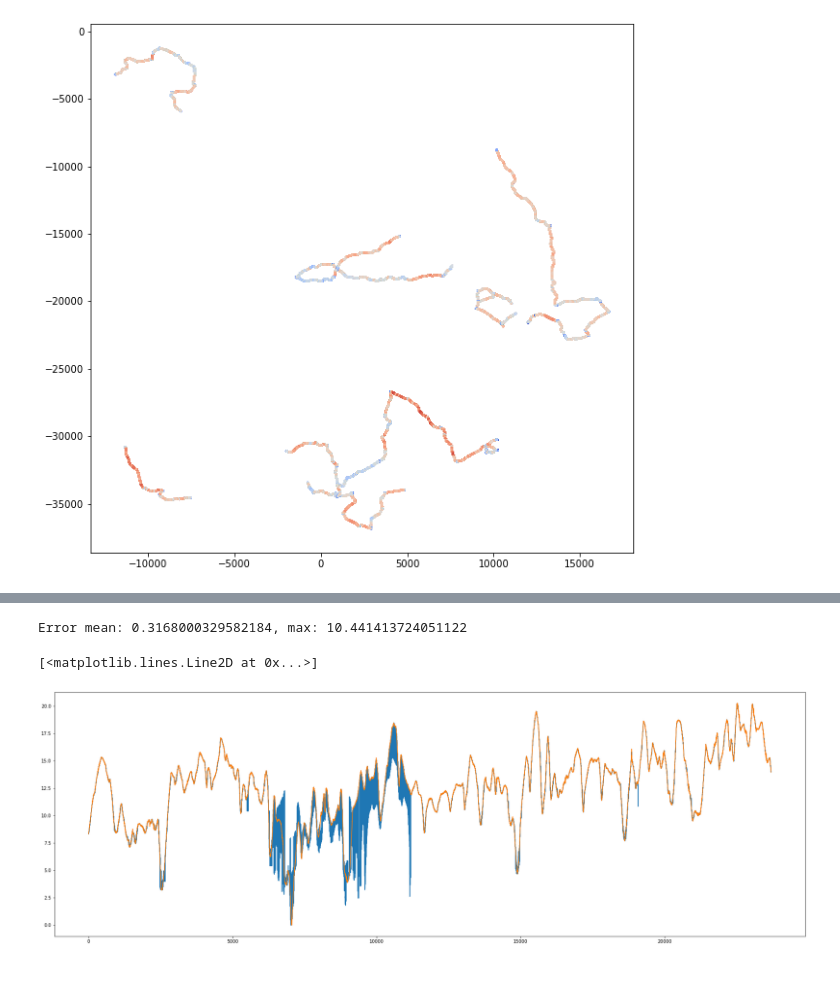
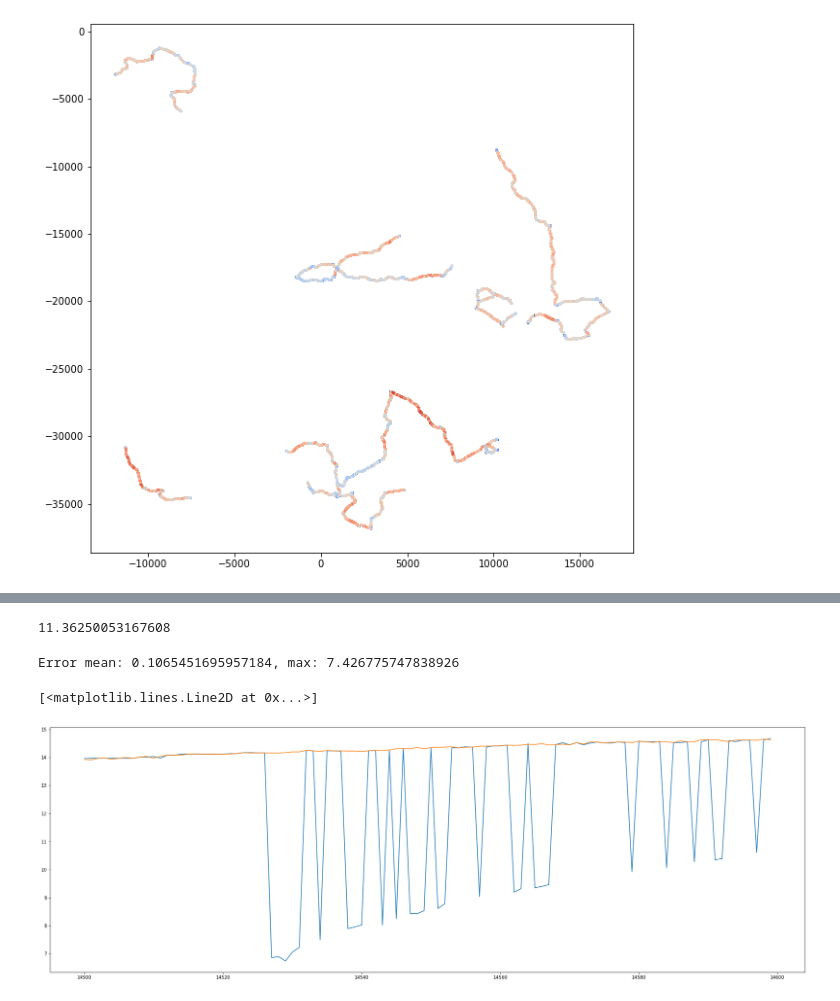
Before and after one commit to UT-ADL/e2e-rally-estonia, a Jupyter notebook: closest_speed.ipynb, the cells around one changed output, grey strips where cells are left out. Cells and saved outputs as stored; diff of their text form; code cells hidden in the pictures; blank space fills up the shorter version.

```diff
--- a/closest_speed.ipynb
+++ b/closest_speed.ipynb
@@ -123,4 +122,4 @@ def find_speed_for_position(x, y, yaw):
     distance = closest[0][0][0]
     index = closest[1][0][0]
     #print(f"distance: {distance:0.5}, index: {index}")
-    return positions_df.iloc[index], distance
+    return positions_df.iloc[index]["vehicle_speed"], distance
@@ -203,19 +126,53 @@ Error mean: 0.15231423546529405, max: 10.128522214541112
-# %%
-test_df = NvidiaDataset([root_path / "2021-06-10-13-19-22_e2e_ss4_backwards"], camera="front_wide", transform=None).frames
-
-x = test_df["position_x"] + np.random.normal(0, 0.5, len(test_df))
-y = test_df["position_y"] + np.random.normal(0, 0.5, len(test_df))
-yaw = test_df["yaw"] + np.random.normal(0, 0.3, len(test_df))
-
-result_df = pd.DataFrame(data={'x': x, 'y': y, 'yaw': yaw})
-result_df['vehicle_speed'] = result_df.apply(lambda x: find_speed_for_position(x['x'], x['y'], x['yaw'])[0], axis=1)
-result_df["error"] = np.abs(result_df["vehicle_speed"] - test_df["vehicle_speed"])
-print(f"Error mean: {result_df.error.mean()}, max: {result_df.error.max()}")
-
-plt.figure(figsize=(30, 10))
-plt.plot(result_df["vehicle_speed"])
-plt.plot(test_df["vehicle_speed"])
-# %% [output]
-Error mean: 0.3168000329582184, max: 10.441413724051122
-[<matplotlib.lines.Line2D at 0x...>]
-[figure, removed]
+# %%
+speed, distance = find_speed_for_position(11287, -20900, -2.35)
+speed
+# %% [output]
+11.36250053167608
+# %%
+#     root_path / "2021-05-20-12-36-10_e2e_sulaoja_20_30",
+#     root_path / "2021-05-20-12-43-17_e2e_sulaoja_20_30",
+#     root_path / "2021-05-20-12-51-29_e2e_sulaoja_20_30",
+#     root_path / "2021-05-20-13-44-06_e2e_sulaoja_10_10",
+#     root_path / "2021-05-20-13-51-21_e2e_sulaoja_10_10",
+#     root_path / "2021-05-20-13-59-00_e2e_sulaoja_10_10",
+#     root_path / "2021-05-28-15-07-56_e2e_sulaoja_20_30",
+#     root_path / "2021-05-28-15-17-19_e2e_sulaoja_20_30",
+#     root_path / "2021-06-07-14-06-31_e2e_rec_ss6",
+#     root_path / "2021-06-07-14-09-18_e2e_rec_ss6",
+#     root_path / "2021-06-07-14-36-16_e2e_rec_ss6",
+#     root_path / "2021-06-09-13-14-51_e2e_rec_ss2",
+#     root_path / "2021-06-09-13-55-03_e2e_rec_ss2_backwards",
+#     root_path / "2021-06-09-14-58-11_e2e_rec_ss3",
+#     root_path / "2021-06-09-15-42-05_e2e_rec_ss3_backwards",
+#     root_path / "2021-06-09-16-24-59_e2e_rec_ss13",
+#     root_path / "2021-06-09-16-50-22_e2e_rec_ss13_backwards",
+#     root_path / "2021-06-10-12-59-59_e2e_ss4",
+#     root_path / "2021-06-10-13-19-22_e2e_ss4_backwards",
+#     root_path / "2021-06-10-13-51-34_e2e_ss12",
+#     root_path / "2021-06-10-14-02-24_e2e_ss12_backwards",
+#     root_path / "2021-06-10-14-44-24_e2e_ss3_backwards",
+#     root_path / "2021-06-10-15-03-16_e2e_ss3_backwards",
+#     root_path / "2021-06-14-11-08-19_e2e_rec_ss14",
+#     root_path / "2021-06-14-11-43-48_e2e_rec_ss14_backwards",
+#     root_path / "2021-05-28-15-19-48_e2e_sulaoja_20_30",
+#     root_path / "2021-06-07-14-20-07_e2e_rec_ss6",
+#     root_path / "2021-06-14-11-22-05_e2e_rec_ss14"
+
+test_df = NvidiaDataset([root_path / "2021-06-10-12-59-59_e2e_ss4"], camera="front_wide", transform=None).frames
+
+x = test_df["position_x"] + np.random.normal(0, 0.5, len(test_df))
+y = test_df["position_y"] + np.random.normal(0, 0.5, len(test_df))
+yaw = test_df["yaw"] + np.random.normal(0, 0.05, len(test_df))
+
+result_df = pd.DataFrame(data={'x': x, 'y': y, 'yaw': yaw})
+result_df['vehicle_speed'] = result_df.apply(lambda x: find_speed_for_position(x['x'], x['y'], x['yaw'])[0], axis=1)
+result_df["error"] = np.abs(result_df["vehicle_speed"] - test_df["vehicle_speed"])
+print(f"Error mean: {result_df.error.mean()}, max: {result_df.error.max()}")
+
+plt.figure(figsize=(30, 10))
+plt.plot(result_df["vehicle_speed"][14500:14600])
+plt.plot(test_df["vehicle_speed"][14500:14600])
+# %% [output]
+Error mean: 0.1065451695957184, max: 7.426775747838926
+[<matplotlib.lines.Line2D at 0x...>]
+[figure, added]
```
Also changed, not shown: parts of 20 cells of this notebook, 1 other file.
